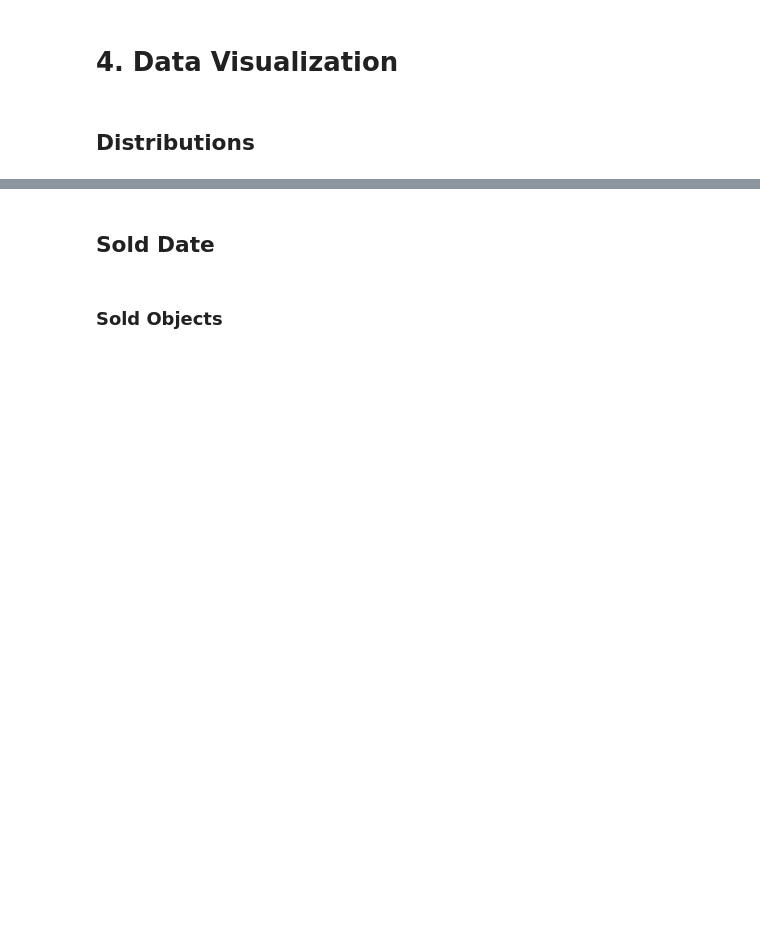
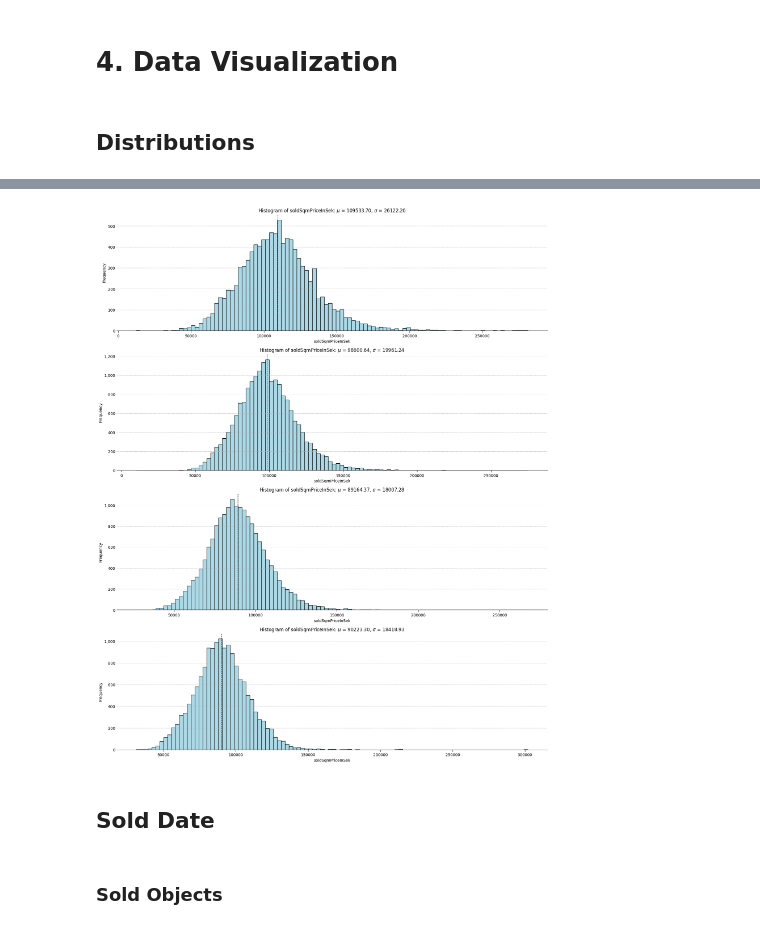
Before and after one commit to cfuru/Azure-Functions, a Jupyter notebook: func-booli-scraper-001/2_EDA_data_cleaning.ipynb, the cells around one changed output, grey strips where cells are left out. Saved outputs shown, nothing was run; the diff lists cells and outputs as text; code cells hidden in the pictures; blank space fills up the shorter version.

Commit message:
sqm price per area

```diff
--- a/func-booli-scraper-001/2_EDA_data_cleaning.ipynb
+++ b/func-booli-scraper-001/2_EDA_data_cleaning.ipynb
@@ -281,3 +276,11 @@ plot_distribution(df, "rentInSek", axs[8])
+# %%
+fig, axs = plt.subplots(nrows = 4, figsize = (20,25))
+plot_distribution(df[df.descriptiveAreaName == "Östermalm"], "soldSqmPriceInSek", axs[0])
+plot_distribution(df[df.descriptiveAreaName == "Vasastan"], "soldSqmPriceInSek", axs[1])
+plot_distribution(df[df.descriptiveAreaName == "Kungsholmen"], "soldSqmPriceInSek", axs[2])
+plot_distribution(df[df.descriptiveAreaName == "Södermalm"], "soldSqmPriceInSek", axs[3])
+# %% [output]
+[figure, added]
 # %% [markdown]
 ## Sold Date
 # %%
```
Also changed, not shown: parts of 24 cells of this notebook.
